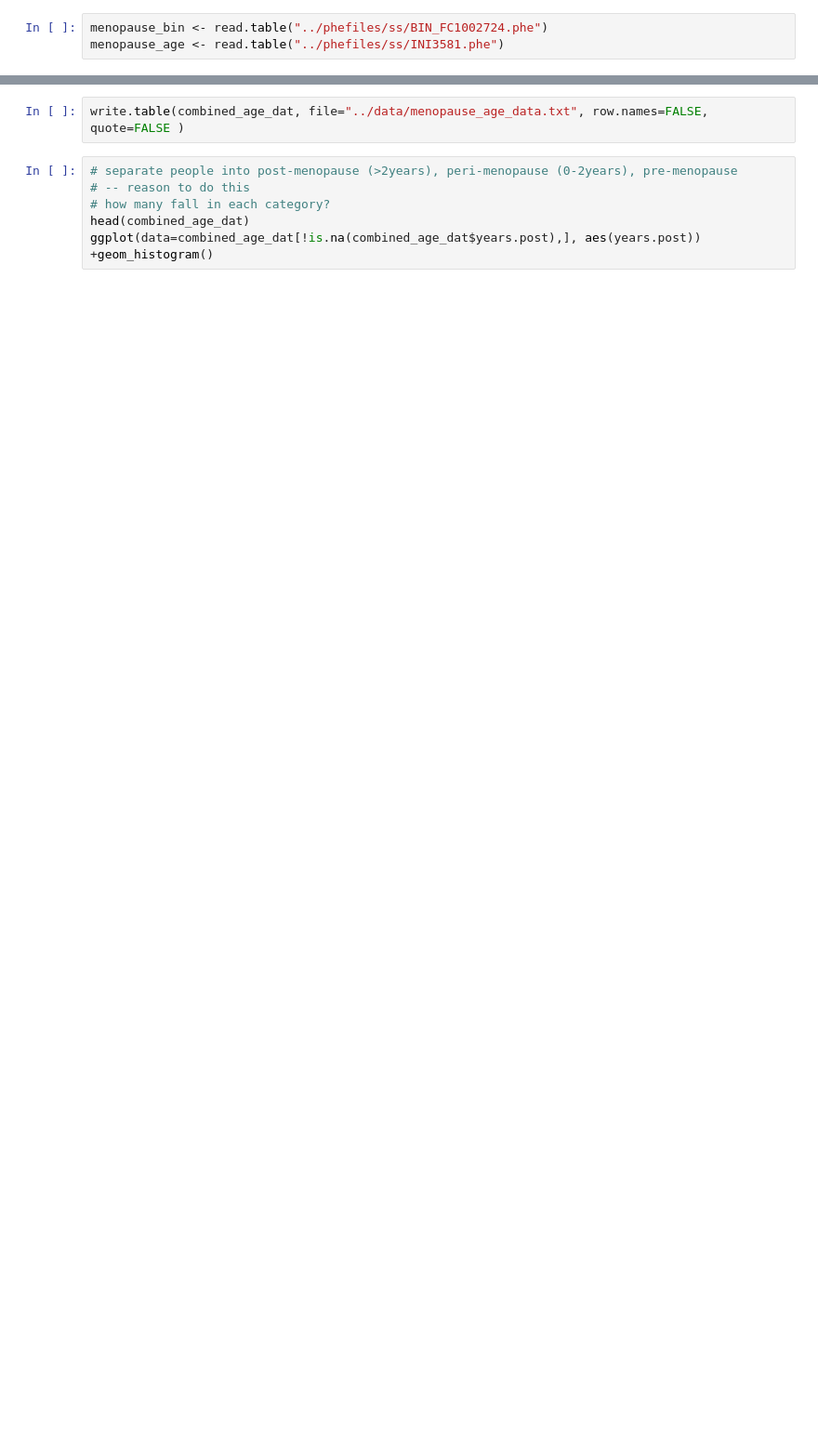
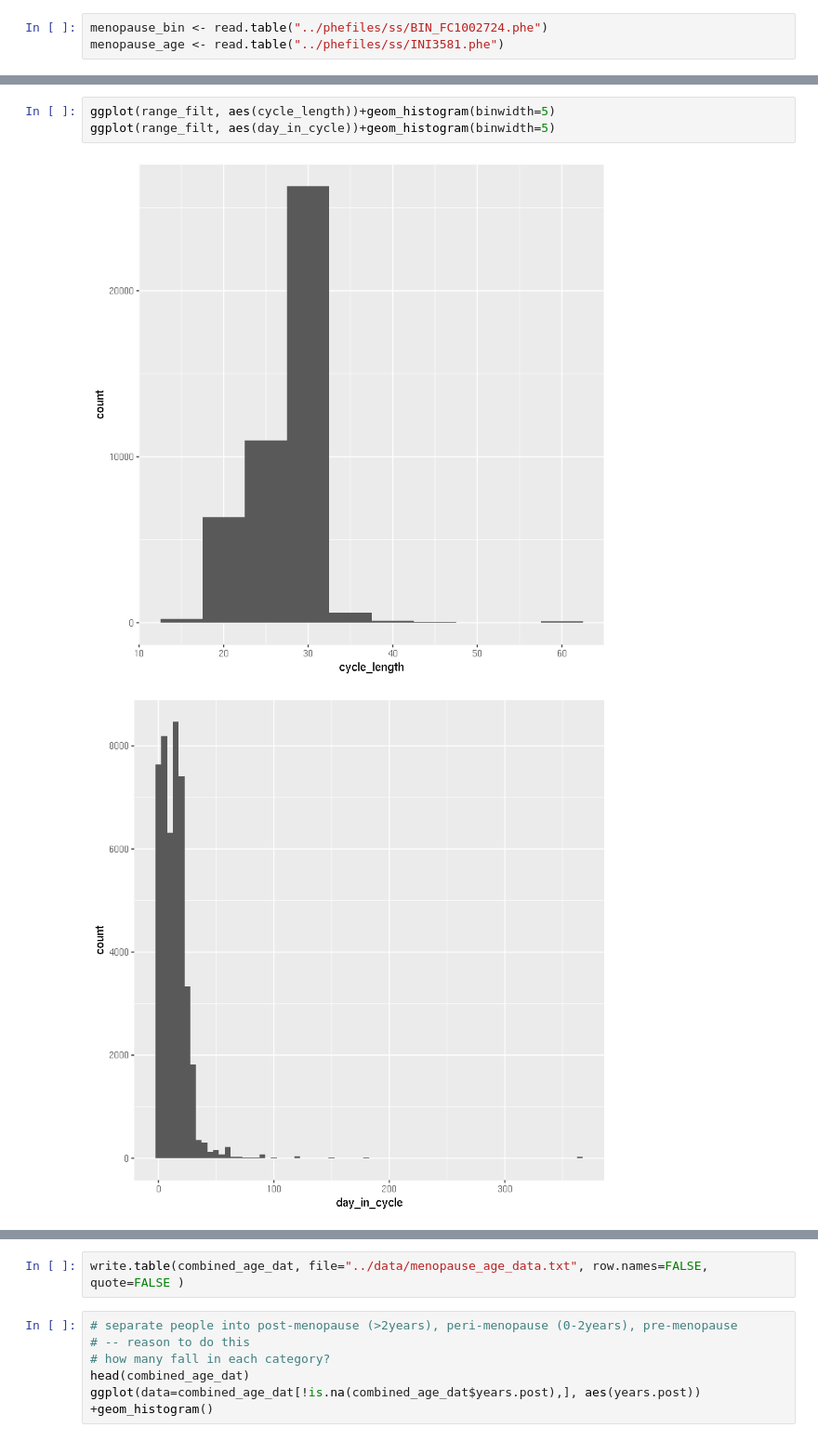
Before and after one commit to rivas-lab/sex-diff-biomarker-genetics, a Jupyter notebook: notebooks/ExamineAgeMenopause.ipynb, the cells around one changed output, grey strips where cells are left out. Shown: that part at 93% size. Cells and saved outputs as stored; diff of their text form; blank space fills up the shorter version.

```diff
--- a/notebooks/ExamineAgeMenopause.ipynb
+++ b/notebooks/ExamineAgeMenopause.ipynb
@@ -110,0 +239,6 @@ table(combined_age_dat$sex)
+# %%
+ggplot(range_filt, aes(cycle_length))+geom_histogram(binwidth=5)
+ggplot(range_filt, aes(day_in_cycle))+geom_histogram(binwidth=5)
+# %% [output]
+[figure, added]
+[figure, added]
```
Also changed, not shown: parts of 26 cells of this notebook, 9 other files.
